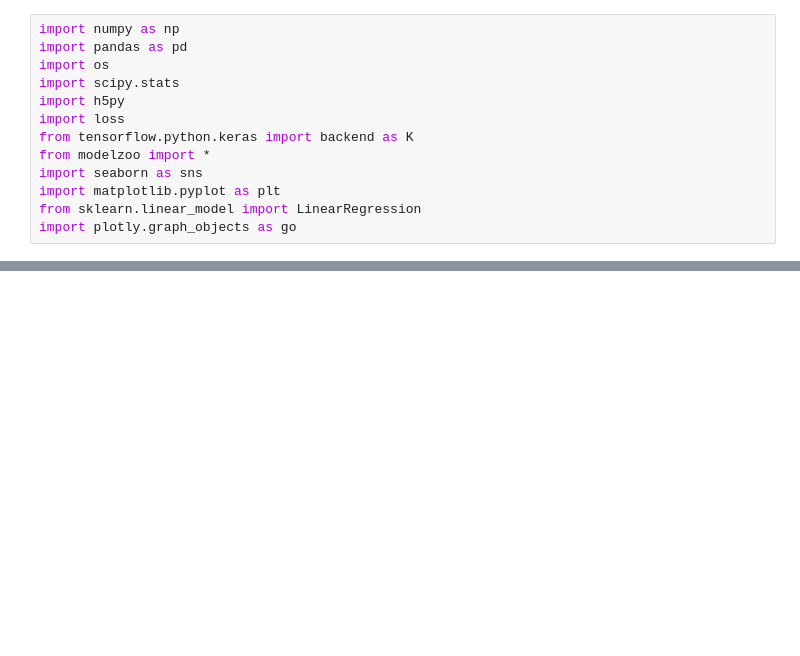
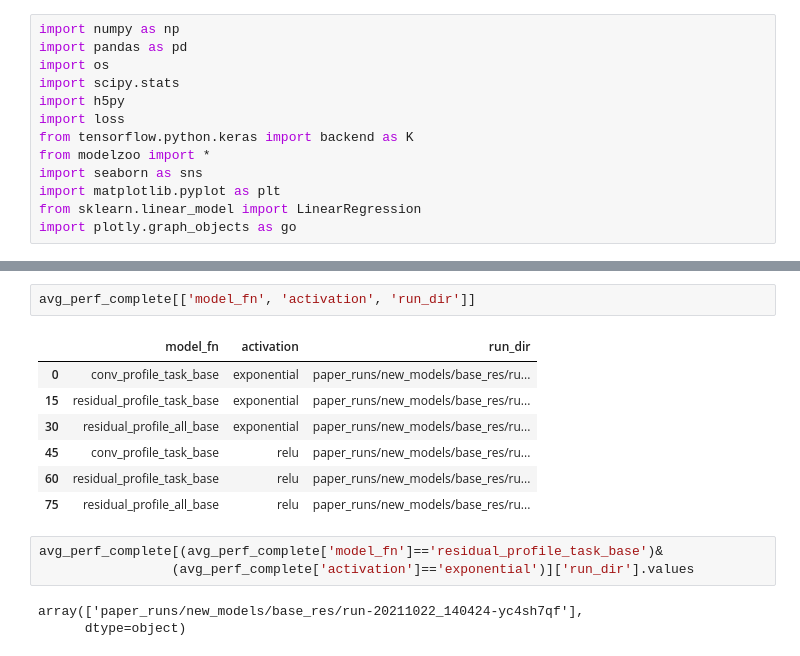
Before and after one commit to amberT15/QuantPred, a Jupyter notebook: evaluation.ipynb, the cells around one changed output, grey strips where cells are left out. Saved outputs shown, nothing was run; the diff lists cells and outputs as text; blank space fills up the shorter version.

```diff
--- a/evaluation.ipynb
+++ b/evaluation.ipynb
@@ -348,0 +95,16 @@ _=fig.suptitle('bpnet avg performance across cell lines')
+# %%
+avg_perf_complete[['model_fn', 'activation', 'run_dir']]
+# %% [output]
+|  | model_fn | activation | run_dir |
+| 0 | conv_profile_task_base | exponential | paper_runs/new_models/base_res/ru... |
+| 15 | residual_profile_task_base | exponential | paper_runs/new_models/base_res/ru... |
+| 30 | residual_profile_all_base | exponential | paper_runs/new_models/base_res/ru... |
+| 45 | conv_profile_task_base | relu | paper_runs/new_models/base_res/ru... |
+| 60 | residual_profile_task_base | relu | paper_runs/new_models/base_res/ru... |
+| 75 | residual_profile_all_base | relu | paper_runs/new_models/base_res/ru... |
+# %%
+avg_perf_complete[(avg_perf_complete['model_fn']=='residual_profile_task_base')&
+                 (avg_perf_complete['activation']=='exponential')]['run_dir'].values
+# %% [output]
+array(['paper_runs/new_models/base_res/run-20211022_140424-yc4sh7qf'],
+      dtype=object)
```
Also changed, not shown: parts of 38 cells of this notebook.
